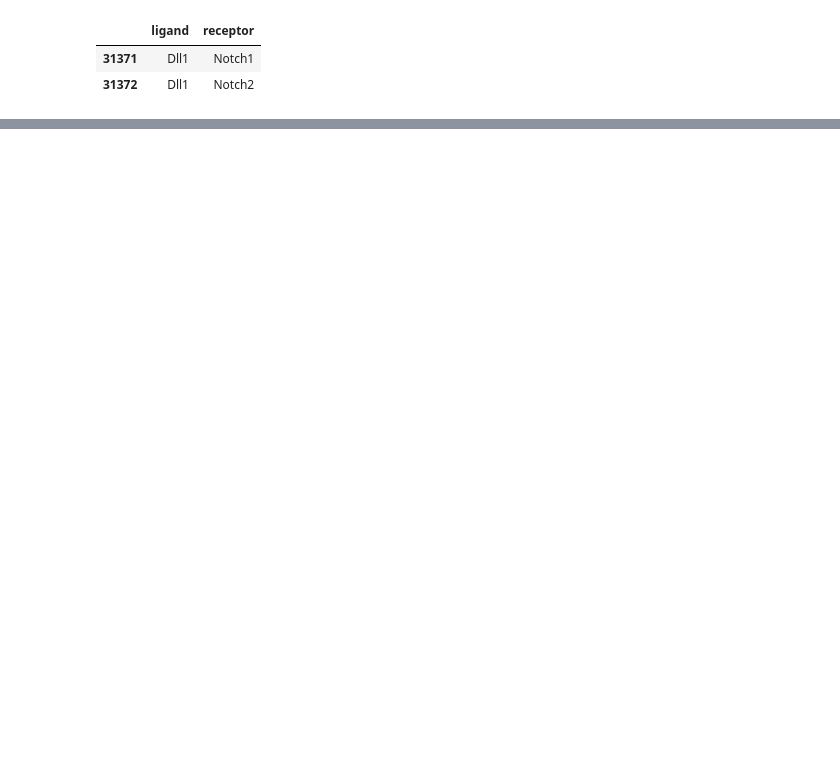
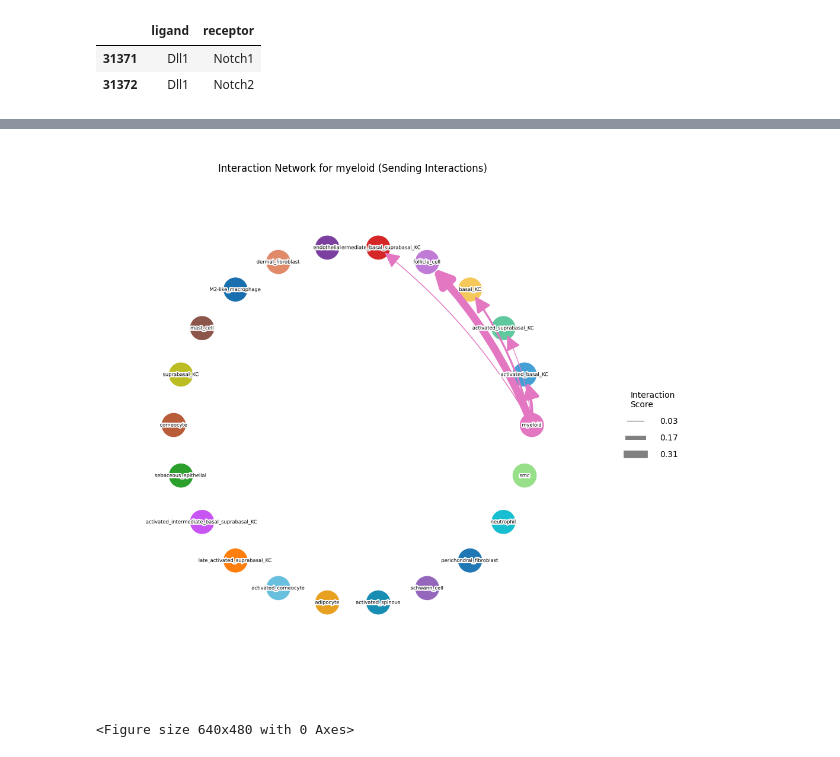
Before and after one commit to DominicBuxton/iMSC_Xenium_Phenocycler_Analysis, a Jupyter notebook: SpatialData_Analysis/receptor_ligand_analysis.ipynb, the cells around one changed output, grey strips where cells are left out. Saved outputs shown, nothing was run; the diff lists cells and outputs as text; code cells hidden in the pictures; blank space fills up the shorter version.

```diff
--- a/SpatialData_Analysis/receptor_ligand_analysis.ipynb
+++ b/SpatialData_Analysis/receptor_ligand_analysis.ipynb
@@ -227,0 +388,20 @@ for name, adata in replicates.items():
+# %%
+cell_types = adata.obs.celltype_assignments.cat.categories
+colours = adata.uns['celltype_assignments_colors']
+
+master_colours = dict(zip(cell_types, colours))
+
+replicates = {}
+for rep in bdata.obs.batch_key.unique():
+    rep_adata = bdata[bdata.obs.batch_key == rep].copy()
+
+
+    rep_adata.obs['celltype_assignments'] = rep_adata.obs['celltype_assignments'].cat.remove_unused_categories()
+
+    rep_categories = rep_adata.obs['celltype_assignments'].cat.categories
+
+    rep_adata.uns['celltype_assignments_colors'] = [
+        master_colours[ct] for ct in rep_categories
+    ]
+
+    replicates[rep] = rep_adata
@@ -227,0 +718,26 @@ for name, adata in replicates.items():
+# %%
+import matplotlib.pyplot as plt
+
+rep = 'D3IMQ_F1'
+
+la.pl.plotCCCNetwork(
+    celltype_dfs[rep],
+    'myeloid',
+    interaction_direction='sending',
+    adata=replicates[rep],
+    groupby='celltype_assignments',
+    custom_color_mapping=master_colours,
+
+    # ── Spacing Optimization Arguments ──────────────────────────────────
+    margins=0.2,            # Bumps up layout padding (Default is 0.2)
+    node_size=800,           # Shrinks node diameter slightly (Default is 1100)
+    label_font_size=6,      # Prevents long cell names from colliding (Default is 16)
+    figsize=(14, 12)         # Giving the overall canvas more room to stretch
+)
+
+# Force matplotlib to clean up any residual text bounding box overlaps
+plt.tight_layout()
+plt.show()
+# %% [output]
+[figure, added]
+<Figure size 640x480 with 0 Axes>
```
Also changed, not shown: parts of 25 cells of this notebook, 2 other files.
